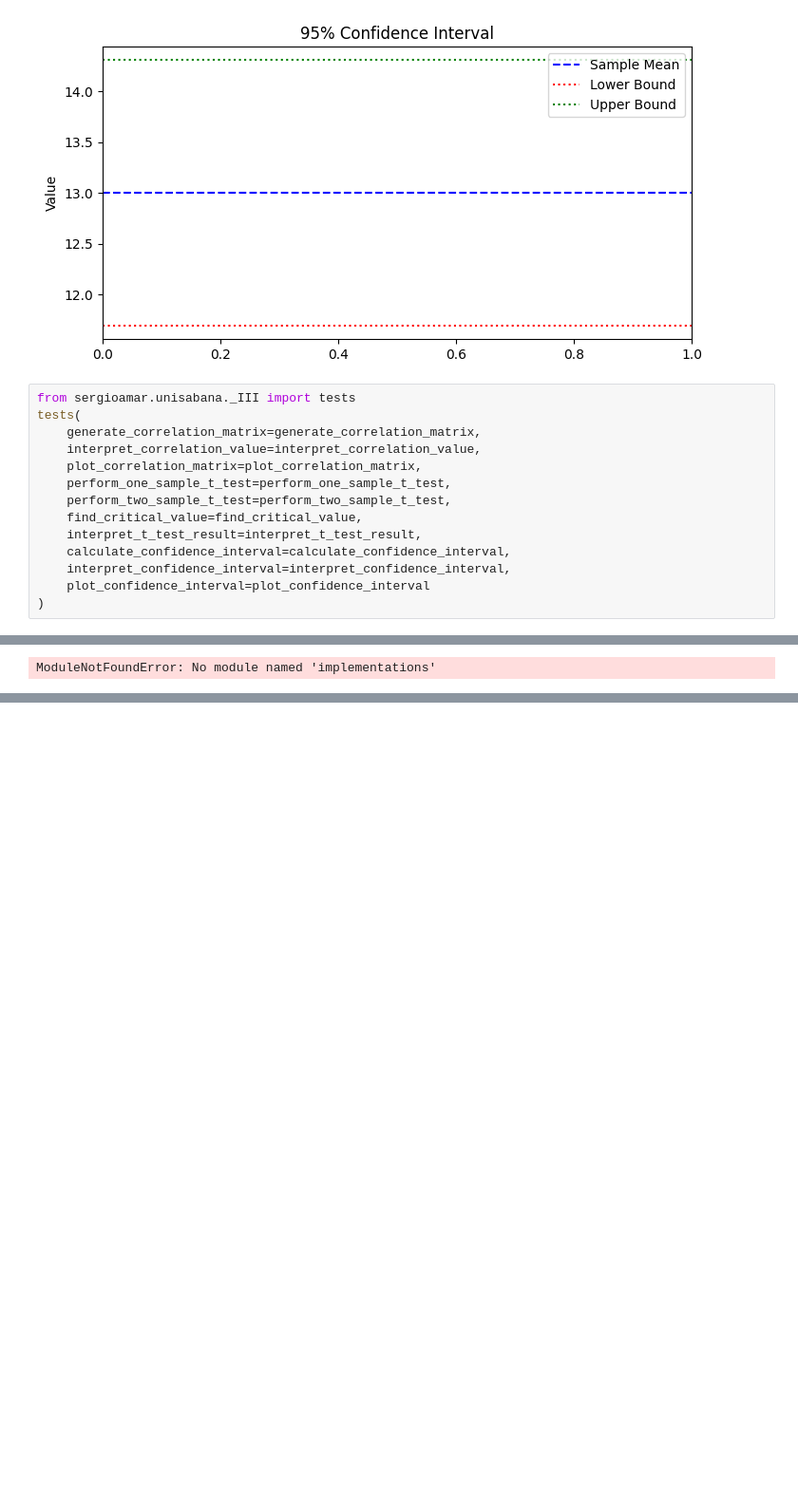
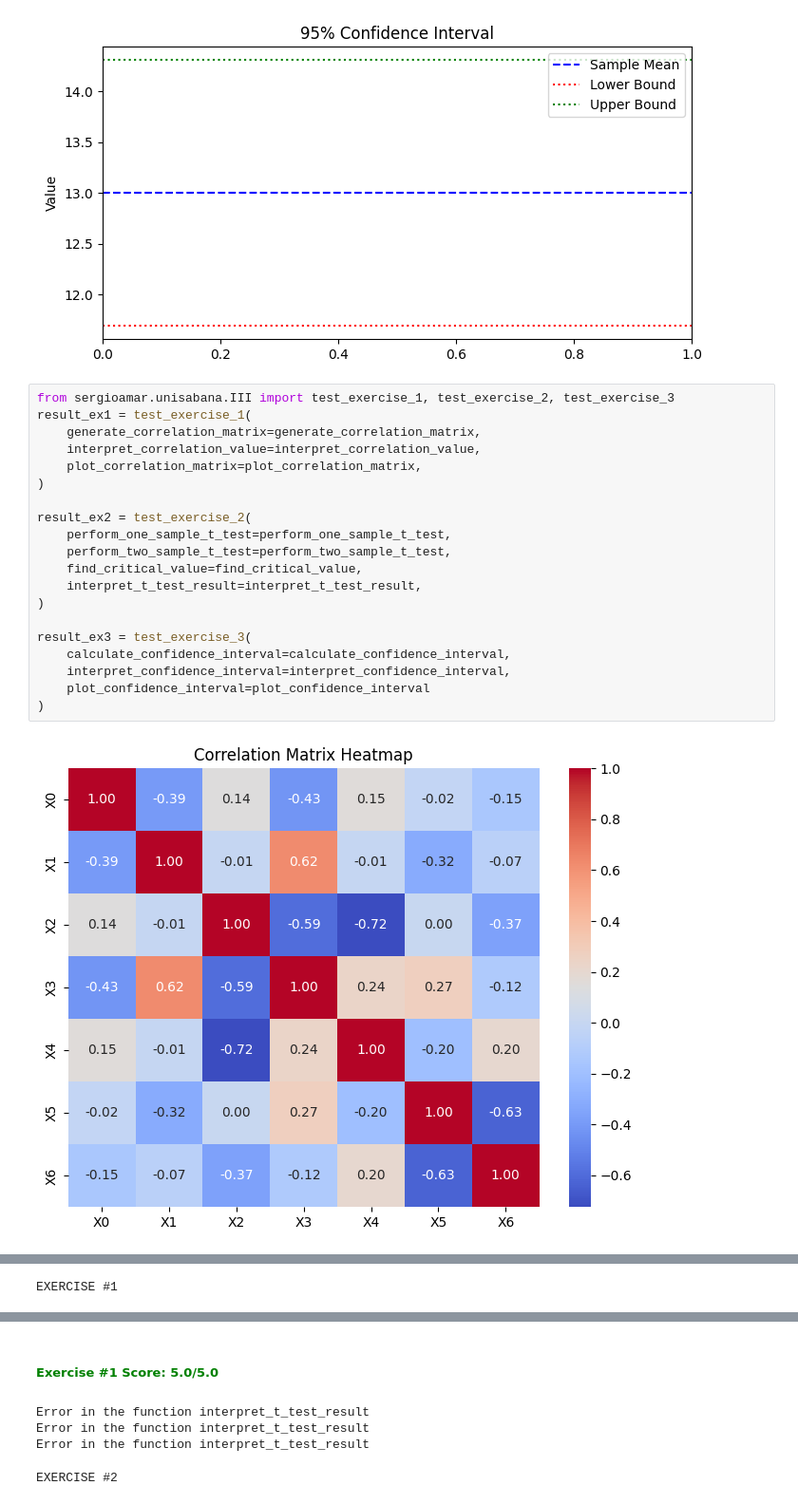
Before and after one commit to DNico21/Workshop_3_EISA, a Jupyter notebook: workshop3.ipynb, the cells around one changed output, grey strips where cells are left out. Shown at 95% size. Saved outputs shown, nothing was run; the diff lists cells and outputs as text; blank space fills up the shorter version.

Commit message:
Test FAIL #2

```diff
--- a/workshop3.ipynb
+++ b/workshop3.ipynb
@@ -256,17 +256,24 @@ plot_confidence_interval(data_sample)
 With a given confidence level, the true mean is expected to be between 11.69 and 14.31. The sample mean is 13.00.
 [figure]
 # %%
-from sergioamar.unisabana._III import tests
-tests(
+from sergioamar.unisabana.III import test_exercise_1, test_exercise_2, test_exercise_3
+result_ex1 = test_exercise_1(
     generate_correlation_matrix=generate_correlation_matrix,
     interpret_correlation_value=interpret_correlation_value,
     plot_correlation_matrix=plot_correlation_matrix,
+)
+
+result_ex2 = test_exercise_2(
     perform_one_sample_t_test=perform_one_sample_t_test,
     perform_two_sample_t_test=perform_two_sample_t_test,
     find_critical_value=find_critical_value,
     interpret_t_test_result=interpret_t_test_result,
+)
+
+result_ex3 = test_exercise_3(
     calculate_confidence_interval=calculate_confidence_interval,
     interpret_confidence_interval=interpret_confidence_interval,
     plot_confidence_interval=plot_confidence_interval
 )
 # %% [output]
+[figure, added]
@@ -273 +281 @@ tests(
-ModuleNotFoundError: No module named 'implementations'
+EXERCISE #1
@@ -273,0 +295,5 @@ ModuleNotFoundError: No module named 'implementations'
+Exercise #1 Score: 5.0/5.0
+Error in the function interpret_t_test_result
+Error in the function interpret_t_test_result
+Error in the function interpret_t_test_result
+EXERCISE #2
```
Also changed, not shown: parts of 1 cell of this notebook.
